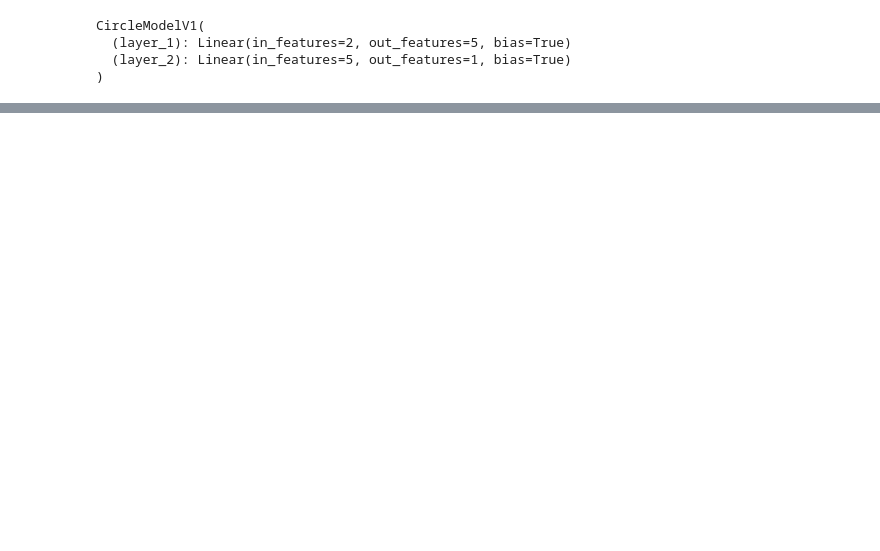
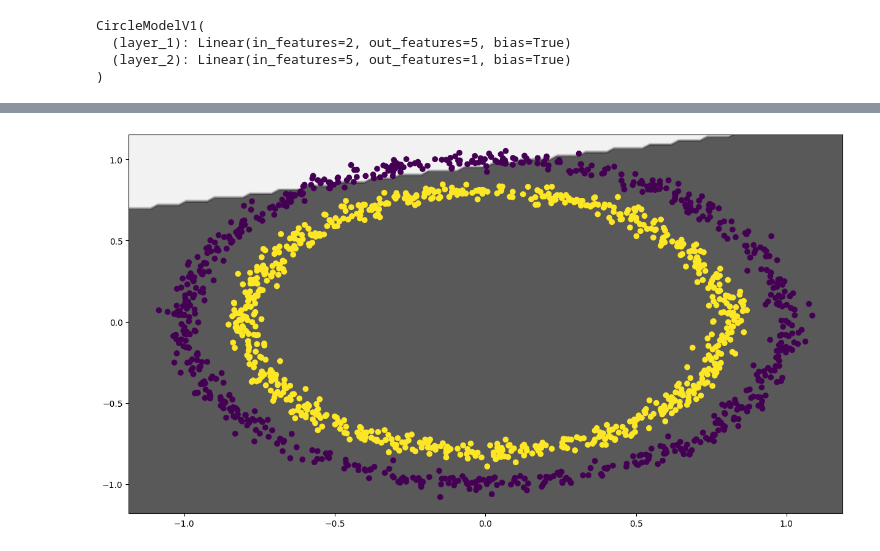
Before and after one commit to dev-hack95/pytorch_learn, a Jupyter notebook: Torch2.ipynb, the cells around one changed output, grey strips where cells are left out. Saved outputs shown, nothing was run; the diff lists cells and outputs as text; code cells hidden in the pictures; blank space fills up the shorter version.

```diff
--- a/Torch2.ipynb
+++ b/Torch2.ipynb
@@ -169,0 +280,4 @@ class TrainModel:
+# %%
+plot_decision_boundary(model=model_1, x=x_test, y=y_test)
+# %% [output]
+[figure, added]
```
Also changed, not shown: parts of 27 cells of this notebook.
